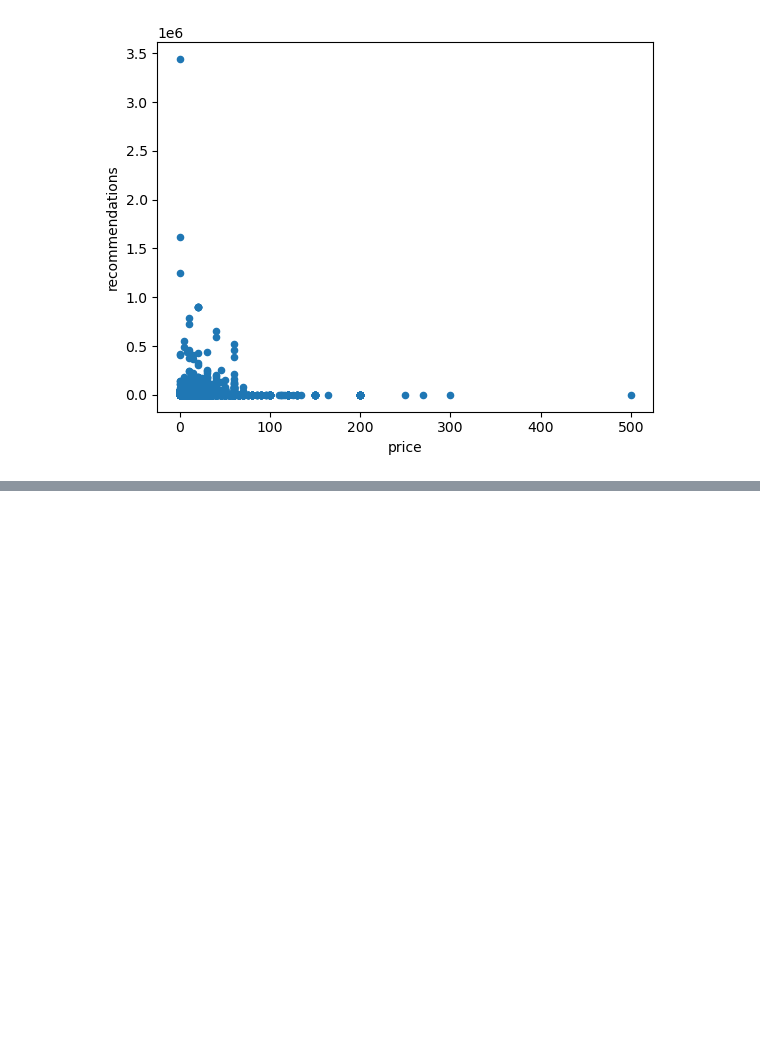
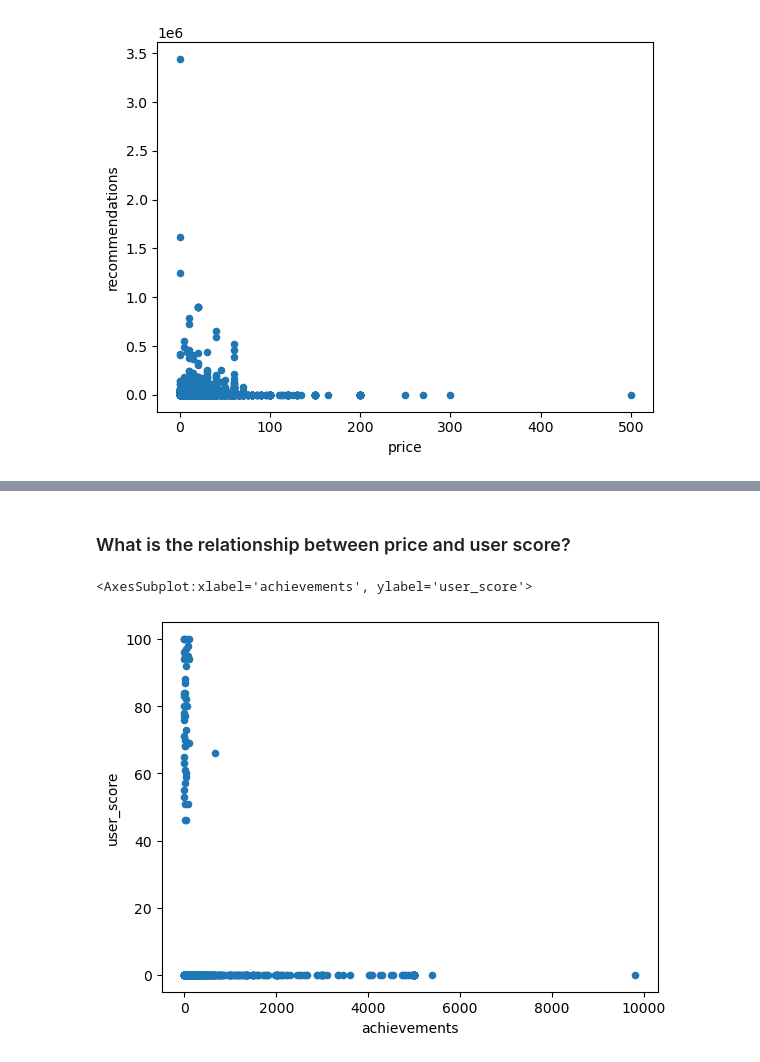
Before and after one commit to Rain0rShine/Artificial-Intelligence, a Jupyter notebook: Semester 1/Games/Games.ipynb, the cells around one changed output, grey strips where cells are left out. Drawn from its saved outputs; the diff is of its cells as text; code cells hidden in the pictures; blank space fills up the shorter version.

```diff
--- a/Semester 1/Games/Games.ipynb
+++ b/Semester 1/Games/Games.ipynb
@@ -118,0 +139,7 @@ Looking at the scatterplot for positive and negative reviews there appears to be
+# %% [markdown]
+### What is the relationship between price and user score?
+# %%
+games.plot.scatter(x ='', y= 'user_score', s=None, c=None)
+# %% [output]
+<AxesSubplot:xlabel='achievements', ylabel='user_score'>
+[figure, added]
```
Also changed, not shown: parts of 19 cells of this notebook, 2 other files.
